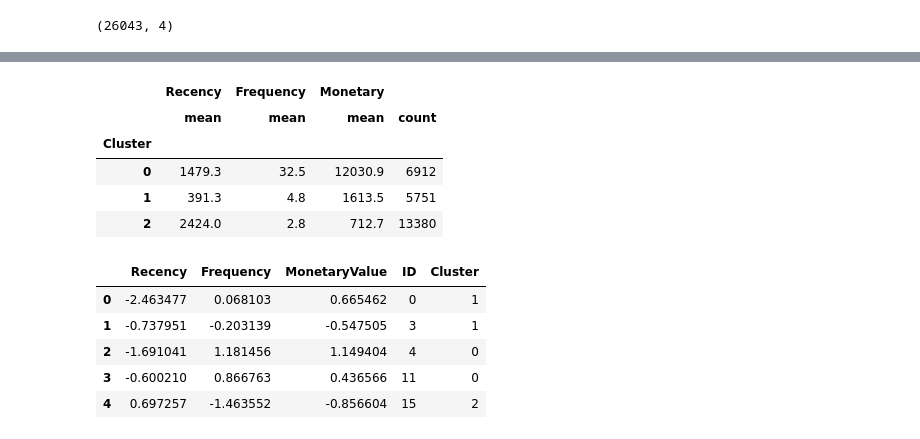
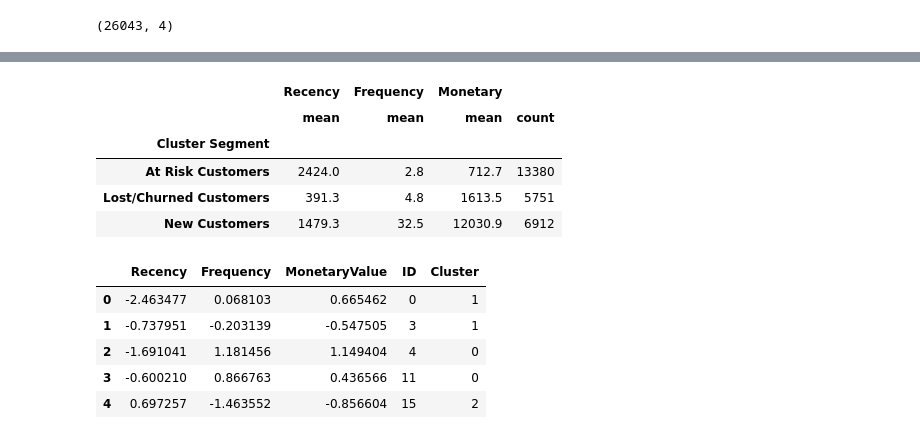
Before and after one commit to madhuqmar/rfm_recommendation_models, a Jupyter notebook: rfm_segmentation.ipynb, the cells around one changed output, grey strips where cells are left out. Cells and saved outputs as stored; diff of their text form; code cells hidden in the pictures.

```diff
--- a/rfm_segmentation.ipynb
+++ b/rfm_segmentation.ipynb
@@ -579,0 +580,6 @@ sales_df.head()
+# %%
+sales_df.loc[:, "Cluster Segment"] = ""
+sales_df.loc[sales_df.loc[:, "Cluster"] == 2, "Cluster Segment"] = "At Risk Customers"
+sales_df.loc[sales_df.loc[:, "Cluster"] == 1, "Cluster Segment"] = "Lost/Churned Customers"
+sales_df.loc[sales_df.loc[:, "Cluster"] == 0, "Cluster Segment"] = "New Customers"
+sales_df.head()
@@ -580,15 +593,15 @@ sales_df.head()
 # %%
-sales_df.groupby('Cluster').agg({
+sales_df.groupby('Cluster Segment').agg({
     'Recency':'mean',
     'Frequency':'mean',
     'Monetary':['mean', 'count']}).round(1)
 # %% [output]
 |  | Recency | Frequency | Monetary |  |
 |  | mean | mean | mean | count |
-| Cluster |  |  |  |  |
-| 0 | 1479.3 | 32.5 | 12030.9 | 6912 |
-| 1 | 391.3 | 4.8 | 1613.5 | 5751 |
-| 2 | 2424.0 | 2.8 | 712.7 | 13380 |
+| Cluster Segment |  |  |  |  |
+| At Risk Customers | 2424.0 | 2.8 | 712.7 | 13380 |
+| Lost/Churned Customers | 391.3 | 4.8 | 1613.5 | 5751 |
+| New Customers | 1479.3 | 32.5 | 12030.9 | 6912 |
 # %%
 # Create the dataframe
 df_normalized = pd.DataFrame(customers_normalized, columns=['Recency', 'Frequency', 'MonetaryValue'])
```
Also changed, not shown: parts of 3 cells of this notebook, 2 other files.
